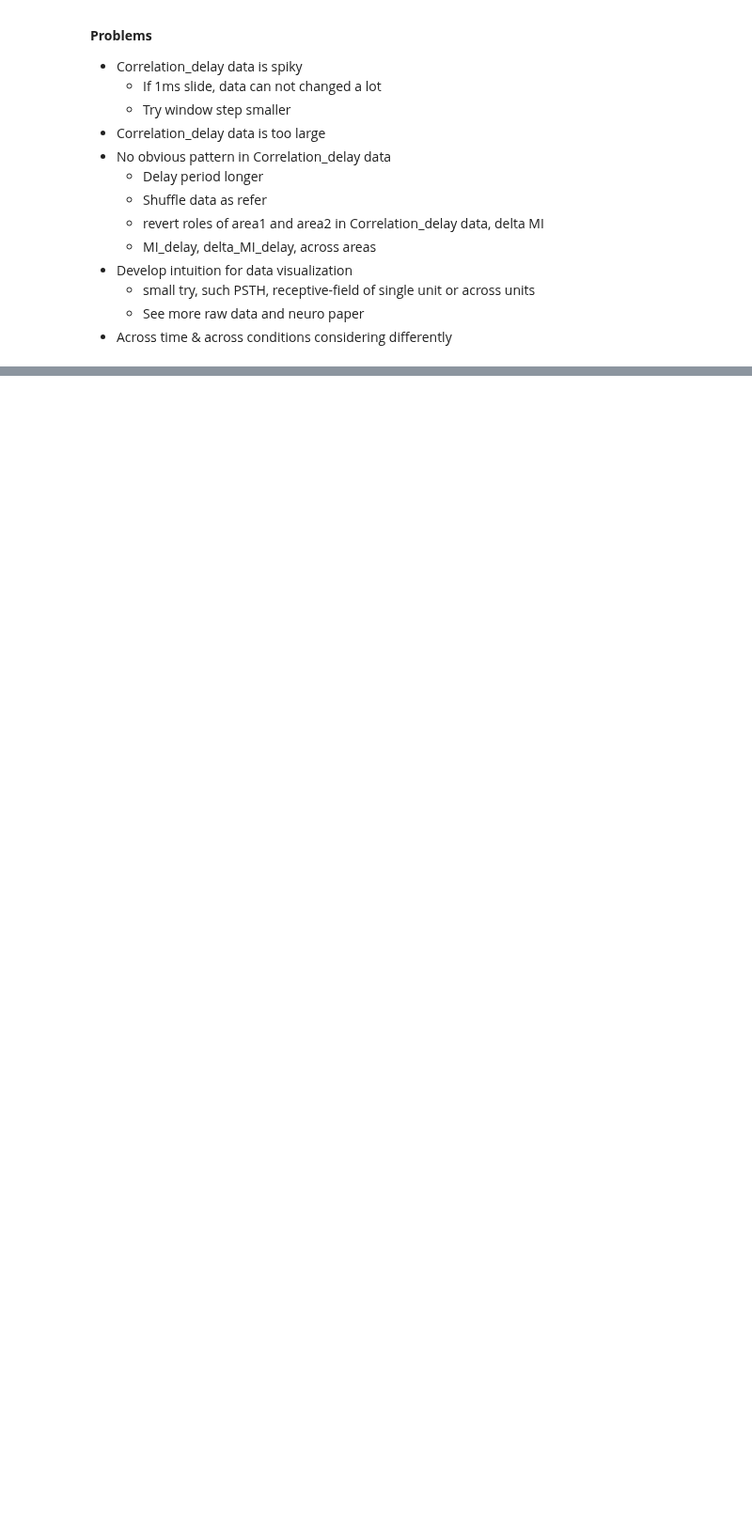
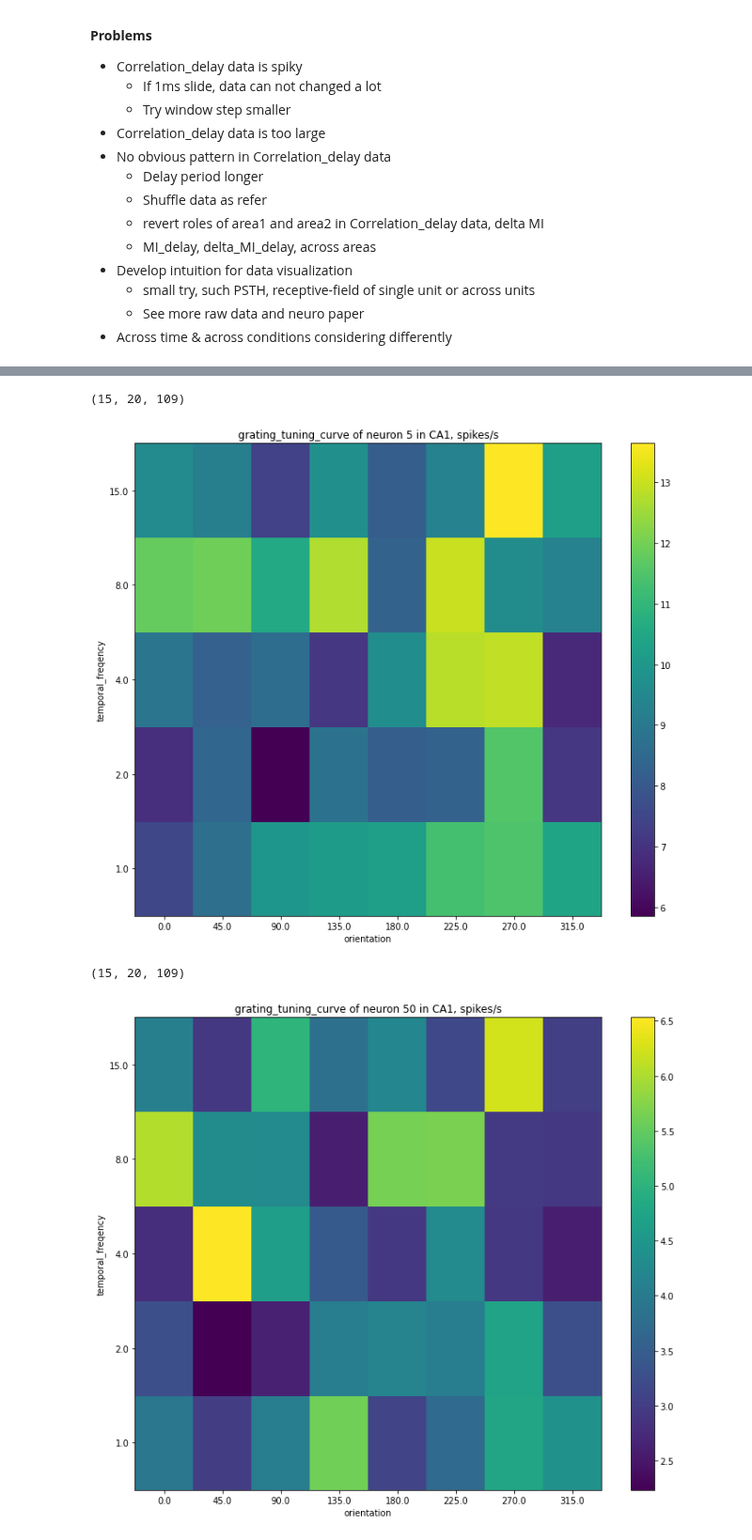
Before and after one commit to Jp-17/Coding_learning, a Jupyter notebook: Project_explore/Information flow across areas/CS_CCA_part1.ipynb, the cells around one changed output, grey strips where cells are left out. Shown at 94% size. Cells and saved outputs as stored; diff of their text form; code cells hidden in the pictures; blank space fills up the shorter version.

```diff
--- a/Project_explore/Information flow across areas/CS_CCA_part1.ipynb
+++ b/Project_explore/Information flow across areas/CS_CCA_part1.ipynb
@@ -31,0 +68,3 @@
+# %%
+drift_stim_table = session.get_stimulus_table('drifting_gratings')
+drift_stim_table.head()
@@ -31,0 +101,31 @@
+# %%
+def spike_matrix(area, stim_table, bin=0.1, period=2):
+    """spike_matrix _summary_
+
+    _extended_summary_
+
+    Arguments:
+        area -- _description_
+        stim_table -- _description_
+
+    Keyword Arguments:
+        bin -- _description_ (default: {0.1})
+        period -- _description_ (default: {2})
+
+    Returns:
+        _description_
+    """
+
+    area_units = session.units[session.units["ecephys_structure_acronym"] == area]
+
+    time_bins = np.arange(0, period + bin, bin)
+
+    spike_counts = session.presentationwise_spike_counts(
+        stimulus_presentation_ids=stim_table.index.values,
+        bin_edges=time_bins,
+        unit_ids=area_units.index.values
+    )
+
+    response_matrix = spike_counts.values
+
+    return response_matrix
@@ -31,0 +192,10 @@
+# %%
+unit_list = [5, 50, 100]
+
+for i in range(len(unit_list)):
+    drift_tuning_curve(area='CA1', unit_id=unit_list[i], drift_stim_table=drift_stim_table)
+# %% [output]
+(15, 20, 109)
+[figure, added]
+(15, 20, 109)
+[figure, added]
```
Also changed, not shown: parts of 24 cells of this notebook.
